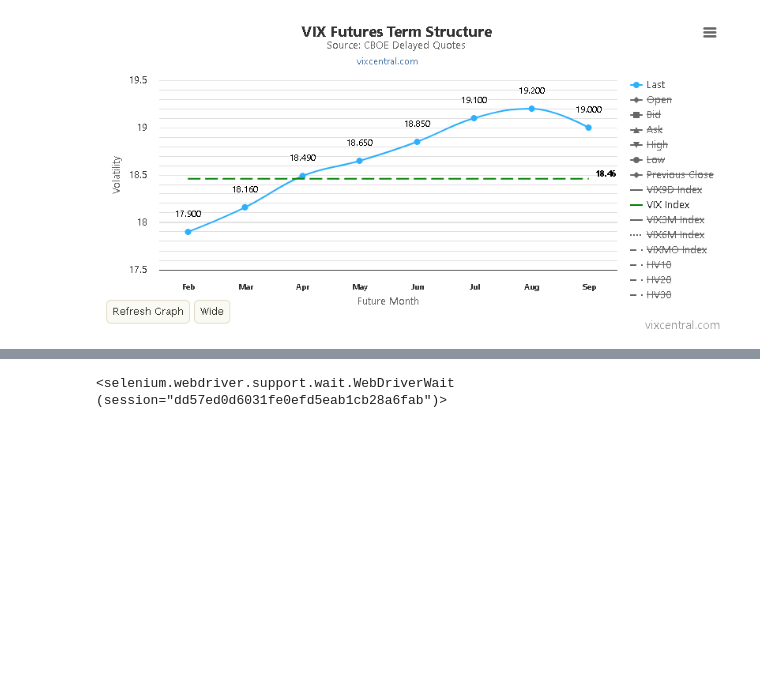
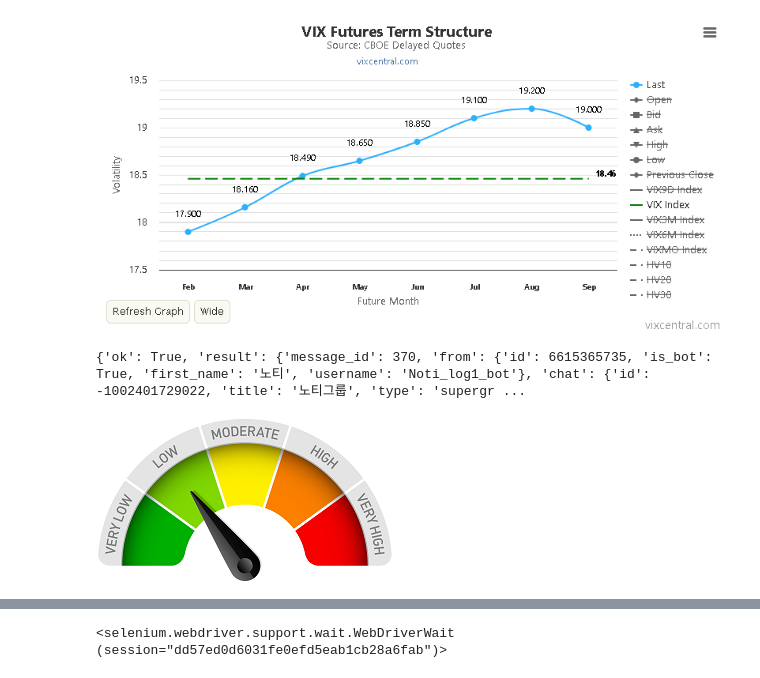
Before and after one commit to junghh21/__GET, a Jupyter notebook: __CAP/test_cap.ipynb, the cells around one changed output, grey strips where cells are left out. Cells and saved outputs as stored; diff of their text form; code cells hidden in the pictures; blank space fills up the shorter version.

```diff
--- a/__CAP/test_cap.ipynb
+++ b/__CAP/test_cap.ipynb
@@ -99,3 +101,12 @@ display(term)
 # %% [output]
 {'ok': True, 'result': {'message_id': 5258, 'from': {'id': 6615365735, 'is_bot': True, 'first_name': '노티', 'username': 'Noti_log1_bot'}, 'chat': {'id': 1932486894, 'first_name': '호형', 'last_name': '정' ...
 [figure]
+# %%
+temp = capture_element_screenshot(
+  'https://natgasweather.com/',
+  '//*[@id="post-2813"]/div/div/section[3]/div/div[2]/div/div[2]/div/img')
+telegram_send_photo (temp)
+display(temp)
+# %% [output]
+{'ok': True, 'result': {'message_id': 370, 'from': {'id': 6615365735, 'is_bot': True, 'first_name': '노티', 'username': 'Noti_log1_bot'}, 'chat': {'id': -1002401729022, 'title': '노티그룹', 'type': 'supergr ...
+[figure, added]
```
Also changed, not shown: parts of 5 cells of this notebook, 2 other files.
